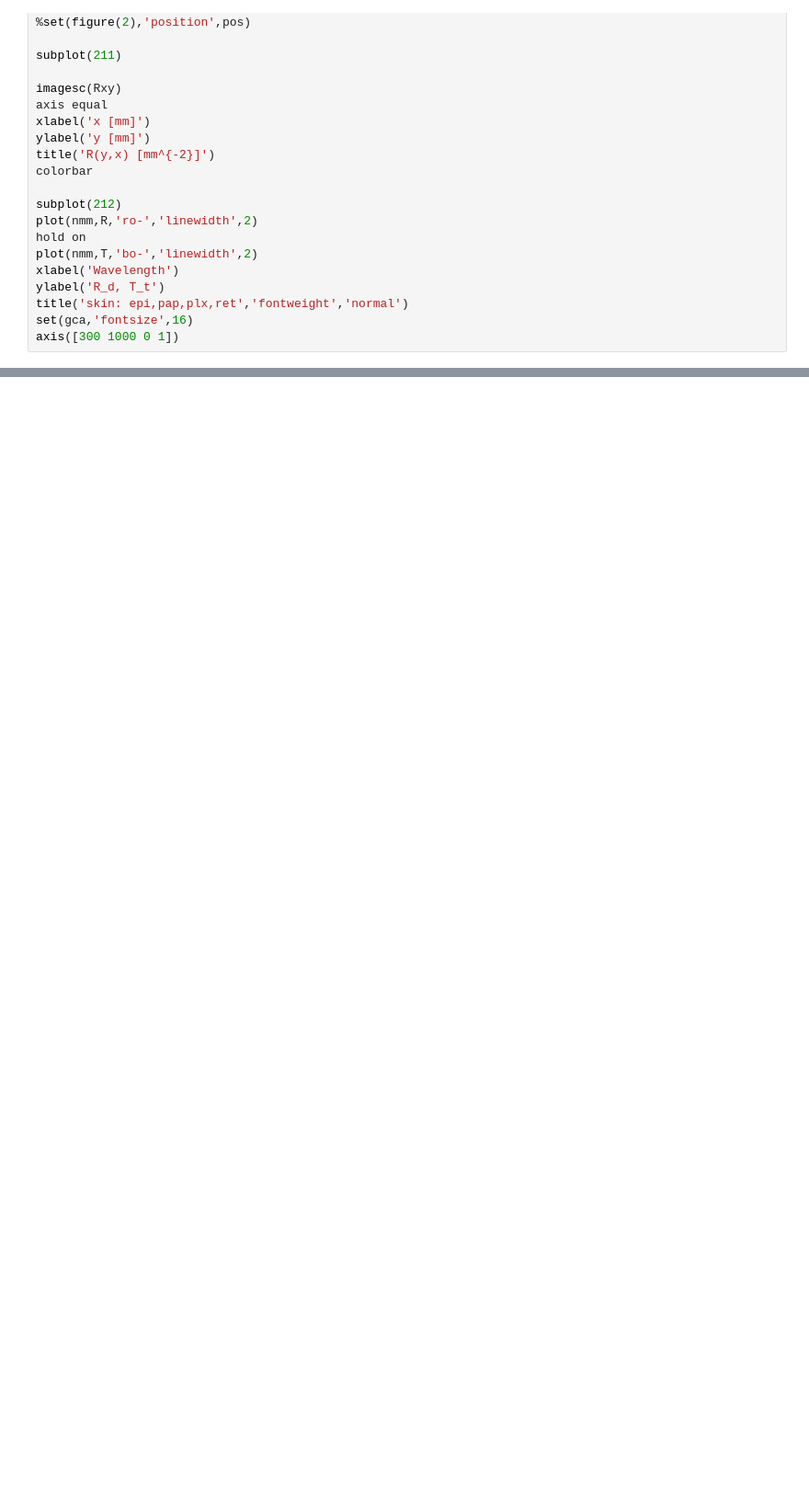
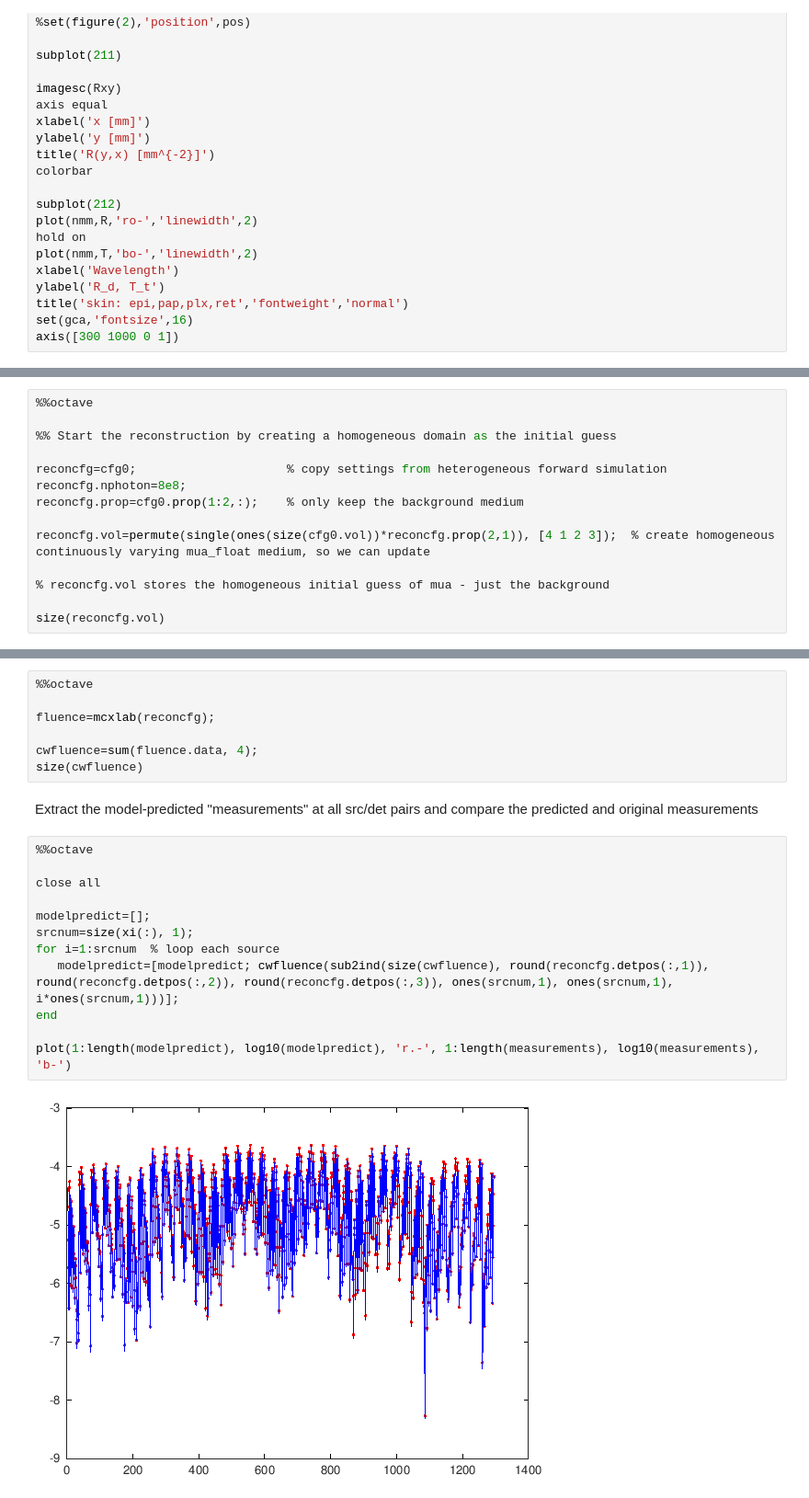
Before and after one commit to nzhang1218/MCX24Workshop, a Jupyter notebook: Training/MCX2024_1D_mcxlab_training.ipynb, the cells around one changed output, grey strips where cells are left out. Shown at 92% size. Cells and saved outputs as stored; diff of their text form; blank space fills up the shorter version.

```diff
--- a/Training/MCX2024_1D_mcxlab_training.ipynb
+++ b/Training/MCX2024_1D_mcxlab_training.ipynb
@@ -1036,0 +925,14 @@ hold on;contour(log10(squeeze(jacobian_replay(:,:,15,2))),'r--');
+# %%
+%%octave
+
+%% Start the reconstruction by creating a homogeneous domain as the initial guess
+
+reconcfg=cfg0;                     % copy settings from heterogeneous forward simulation
+reconcfg.nphoton=8e8;
+reconcfg.prop=cfg0.prop(1:2,:);    % only keep the background medium
+
+reconcfg.vol=permute(single(ones(size(cfg0.vol))*reconcfg.prop(2,1)), [4 1 2 3]);  % create homogeneous continuously varying mua_float medium, so we can update
+
+% reconcfg.vol stores the homogeneous initial guess of mua - just the background
+
+size(reconcfg.vol)
@@ -1036,0 +944,23 @@ hold on;contour(log10(squeeze(jacobian_replay(:,:,15,2))),'r--');
+# %%
+%%octave
+
+fluence=mcxlab(reconcfg);
+
+cwfluence=sum(fluence.data, 4);
+size(cwfluence)
+# %% [markdown]
+Extract the model-predicted "measurements" at all src/det pairs and compare the predicted and original measurements
+# %%
+%%octave
+
+close all
+
+modelpredict=[];
+srcnum=size(xi(:), 1);
+for i=1:srcnum  % loop each source
+   modelpredict=[modelpredict; cwfluence(sub2ind(size(cwfluence), round(reconcfg.detpos(:,1)), round(reconcfg.detpos(:,2)), round(reconcfg.detpos(:,3)), ones(srcnum,1), ones(srcnum,1), i*ones(srcnum,1)))];
+end
+
+plot(1:length(modelpredict), log10(modelpredict), 'r.-', 1:length(measurements), log10(measurements), 'b-')
+# %% [output]
+[figure, added]
```
Also changed, not shown: parts of 39 cells of this notebook.
